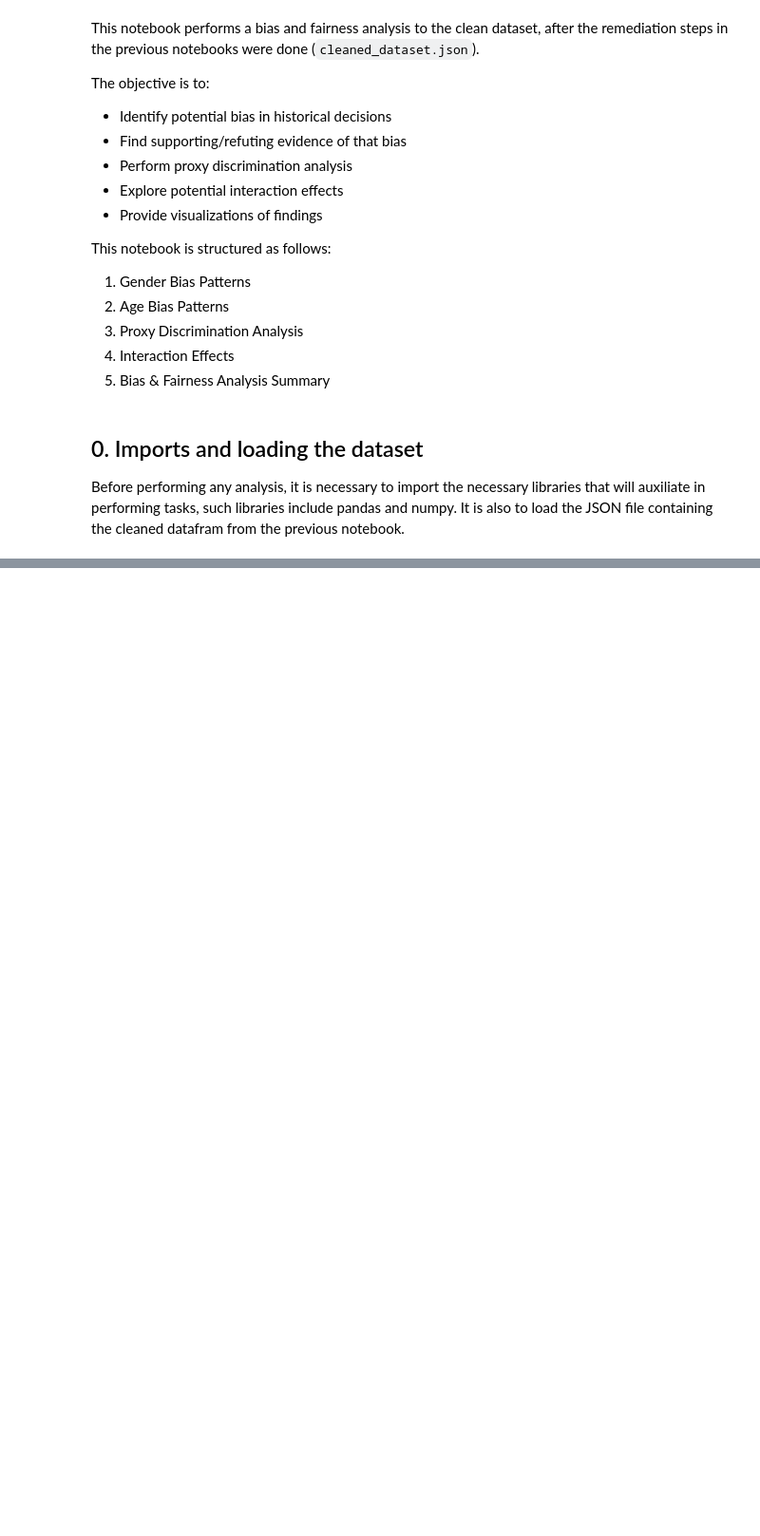
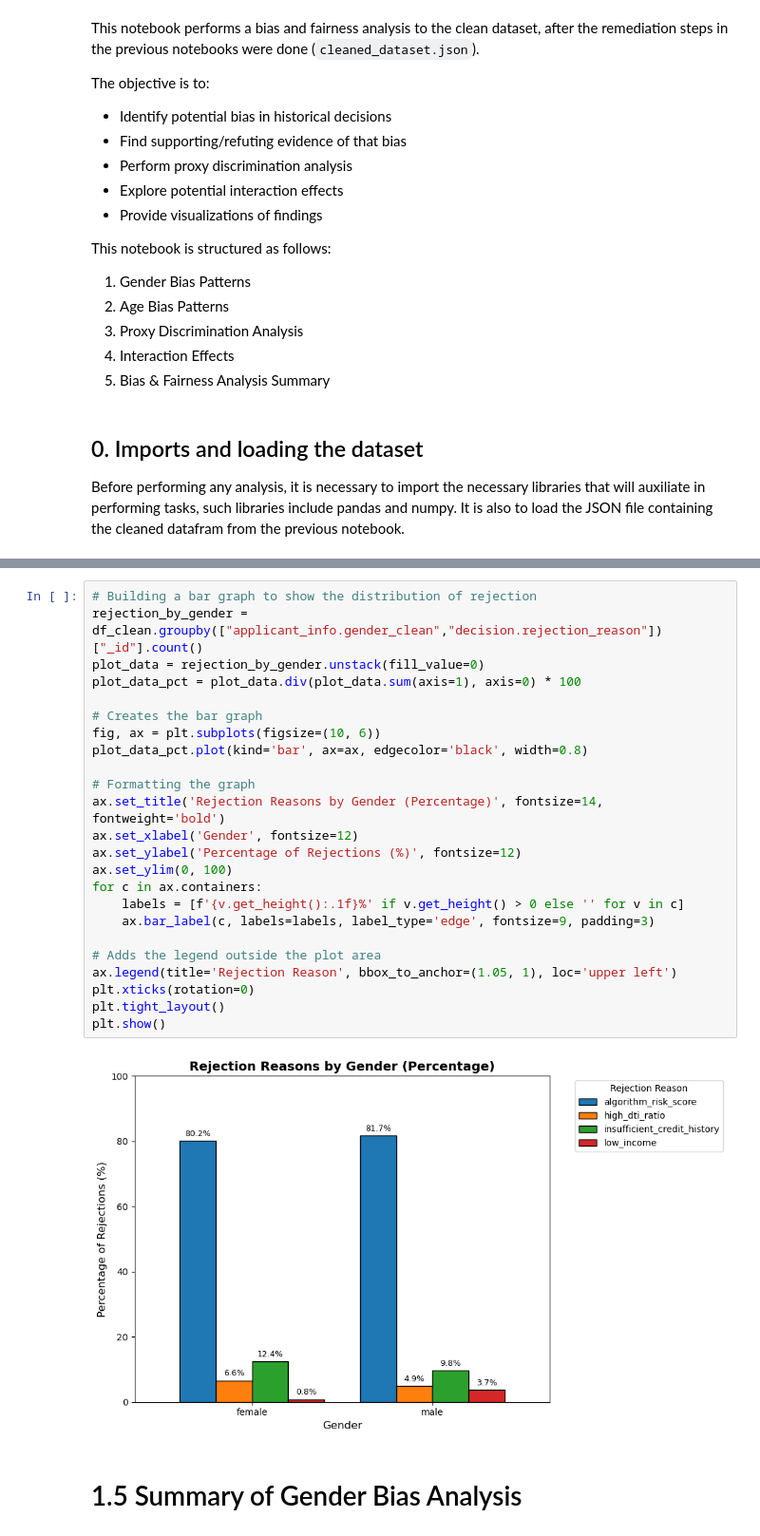
Before and after one commit to rafaelaacastro/dego_project_G4, a Jupyter notebook: notebooks/02-bias-analysis.ipynb, the cells around one changed output, grey strips where cells are left out. Shown at 95% size. Drawn from its saved outputs; the diff is of its cells as text; blank space fills up the shorter version.

```diff
--- a/notebooks/02-bias-analysis.ipynb
+++ b/notebooks/02-bias-analysis.ipynb
@@ -89,3 +178,31 @@ H0 REJECTED: There is a statistically significant difference in loan approval ra
+# %%
+# Building a bar graph to show the distribution of rejection
+rejection_by_gender = df_clean.groupby(["applicant_info.gender_clean","decision.rejection_reason"])["_id"].count()
+plot_data = rejection_by_gender.unstack(fill_value=0)
+plot_data_pct = plot_data.div(plot_data.sum(axis=1), axis=0) * 100
+
+# Creates the bar graph
+fig, ax = plt.subplots(figsize=(10, 6))
+plot_data_pct.plot(kind='bar', ax=ax, edgecolor='black', width=0.8)
+
+# Formatting the graph
+ax.set_title('Rejection Reasons by Gender (Percentage)', fontsize=14, fontweight='bold')
+ax.set_xlabel('Gender', fontsize=12)
+ax.set_ylabel('Percentage of Rejections (%)', fontsize=12)
+ax.set_ylim(0, 100)
+for c in ax.containers:
+    labels = [f'{v.get_height():.1f}%' if v.get_height() > 0 else '' for v in c]
+    ax.bar_label(c, labels=labels, label_type='edge', fontsize=9, padding=3)
+
+# Adds the legend outside the plot area
+ax.legend(title='Rejection Reason', bbox_to_anchor=(1.05, 1), loc='upper left')
+plt.xticks(rotation=0)
+plt.tight_layout()
+plt.show()
+# %% [output]
+[figure, added]
+# %% [markdown]
+# 1.5 Summary of Gender Bias Analysis
 # %% [markdown]
 # 2. Age Bias Patterns
 
```
Also changed, not shown: parts of 28 cells of this notebook, 1 other file.
